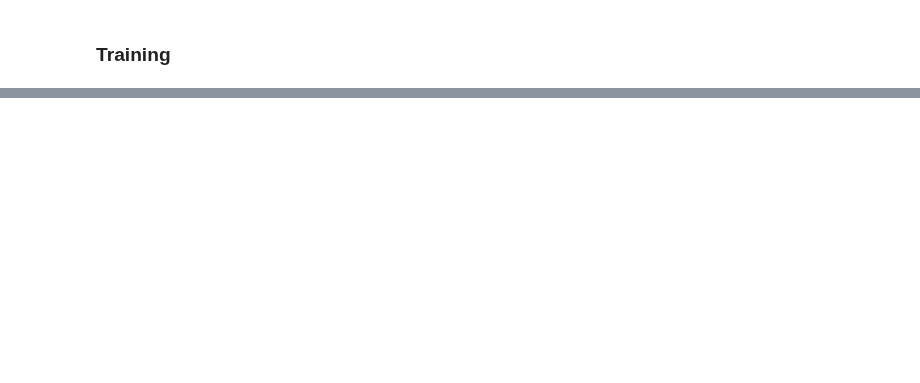
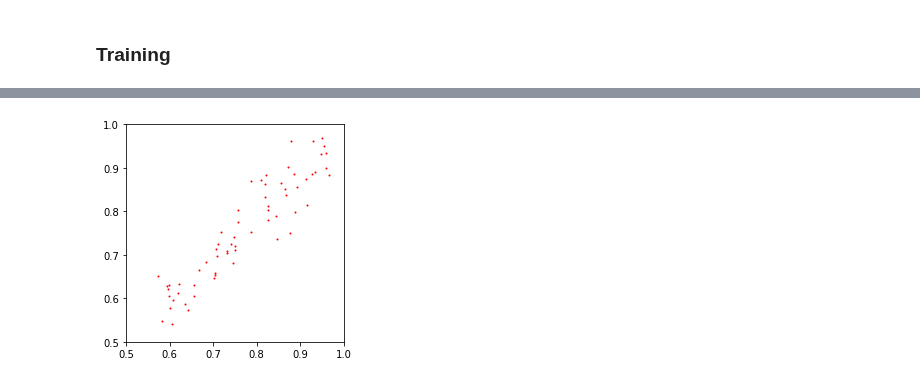
Before and after one commit to liuxx479/Outlier, a Jupyter notebook: notebooks/Demo_Keras_resnet.ipynb, the cells around one changed output, grey strips where cells are left out. Saved outputs shown, nothing was run; the diff lists cells and outputs as text; code cells hidden in the pictures; blank space fills up the shorter version.

```diff
--- a/notebooks/Demo_Keras_resnet.ipynb
+++ b/notebooks/Demo_Keras_resnet.ipynb
@@ -138,3 +156,10 @@ truth[1].shape
 # %%
 predictions = model.predict(x=truth[0])
+# %%
+scatter(truth[1][:,1], predictions[:,1],color='r',s=1)
+xlim(0.5,1)
+ylim(0.5,1)
+gca().set_aspect('equal')
+# %% [output]
+[figure, added]
 # %%
```
Also changed, not shown: parts of 17 cells of this notebook.
